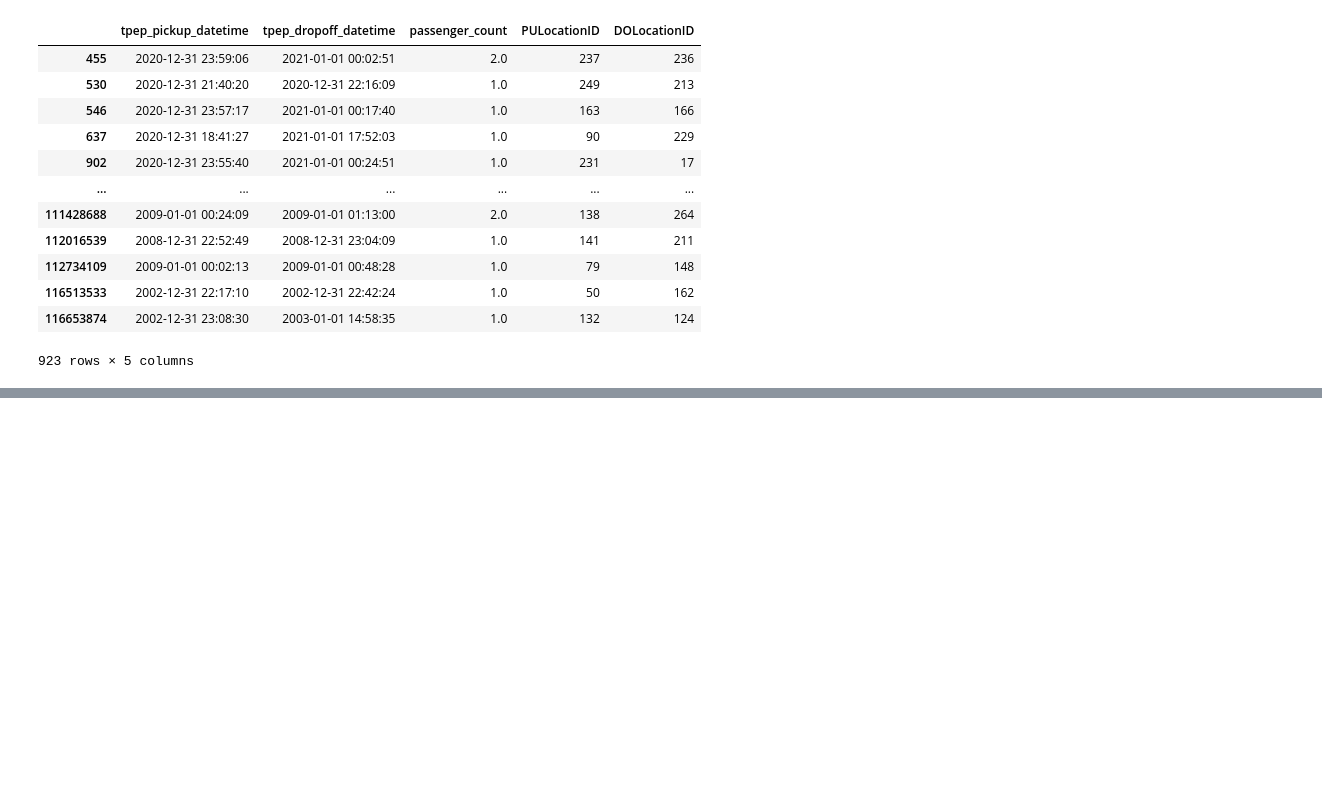
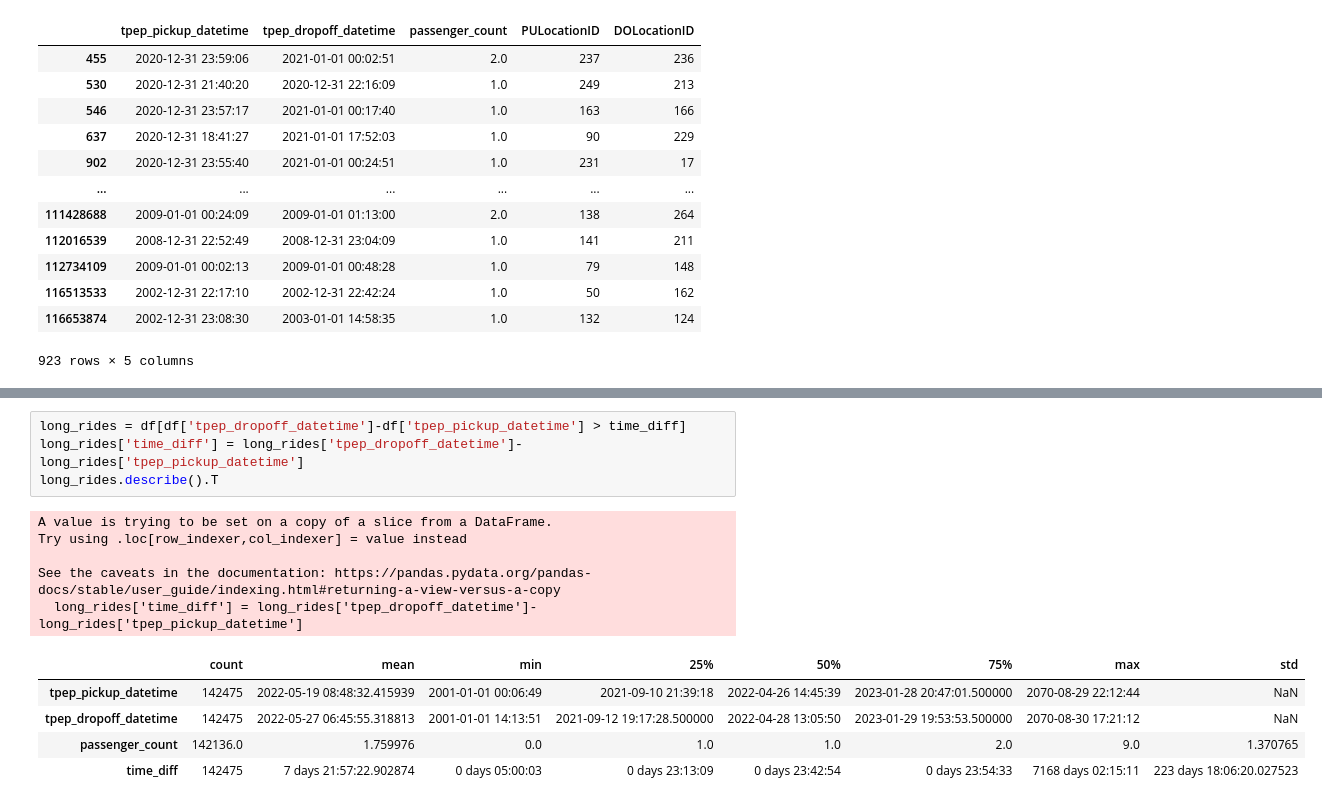
Before and after one commit to eoinmtreacy/pinbox, a Jupyter notebook: data/data_evaluation/taxi_trip_data/yellow_taxi_data_analysis.ipynb, the cells around one changed output, grey strips where cells are left out. Saved outputs shown, nothing was run; the diff lists cells and outputs as text; blank space fills up the shorter version.

Commit message:
yellow taxi data quality report

```diff
--- a/data/data_evaluation/taxi_trip_data/yellow_taxi_data_analysis.ipynb
+++ b/data/data_evaluation/taxi_trip_data/yellow_taxi_data_analysis.ipynb
@@ -273,0 +338,15 @@ df[df['tpep_pickup_datetime']<pd.to_datetime('2021-01-01')]
+# %%
+long_rides = df[df['tpep_dropoff_datetime']-df['tpep_pickup_datetime'] > time_diff]
+long_rides['time_diff'] = long_rides['tpep_dropoff_datetime']-long_rides['tpep_pickup_datetime']
+long_rides.describe().T
+# %% [output]
+A value is trying to be set on a copy of a slice from a DataFrame.
+Try using .loc[row_indexer,col_indexer] = value instead
+
+See the caveats in the documentation: https://pandas.pydata.org/pandas-docs/stable/user_guide/indexing.html#returning-a-view-versus-a-copy
+  long_rides['time_diff'] = long_rides['tpep_dropoff_datetime']-long_rides['tpep_pickup_datetime']
+|  | count | mean | min | 25% | 50% | 75% | max | std |
+| tpep_pickup_datetime | 142475 | 2022-05-19 08:48:32.415939 | 2001-01-01 00:06:49 | 2021-09-10 21:39:18 | 2022-04-26 14:45:39 | 2023-01-28 20:47:01.500000 | 2070-08-29 22:12:44 | NaN |
+| tpep_dropoff_datetime | 142475 | 2022-05-27 06:45:55.318813 | 2001-01-01 14:13:51 | 2021-09-12 19:17:28.500000 | 2022-04-28 13:05:50 | 2023-01-29 19:53:53.500000 | 2070-08-30 17:21:12 | NaN |
+| passenger_count | 142136.0 | 1.759976 | 0.0 | 1.0 | 1.0 | 2.0 | 9.0 | 1.370765 |
+| time_diff | 142475 | 7 days 21:57:22.902874 | 0 days 05:00:03 | 0 days 23:13:09 | 0 days 23:42:54 | 0 days 23:54:33 | 7168 days 02:15:11 | 223 days 18:06:20.027523 |
```
Also changed, not shown: parts of 11 cells of this notebook, 2 other files.
